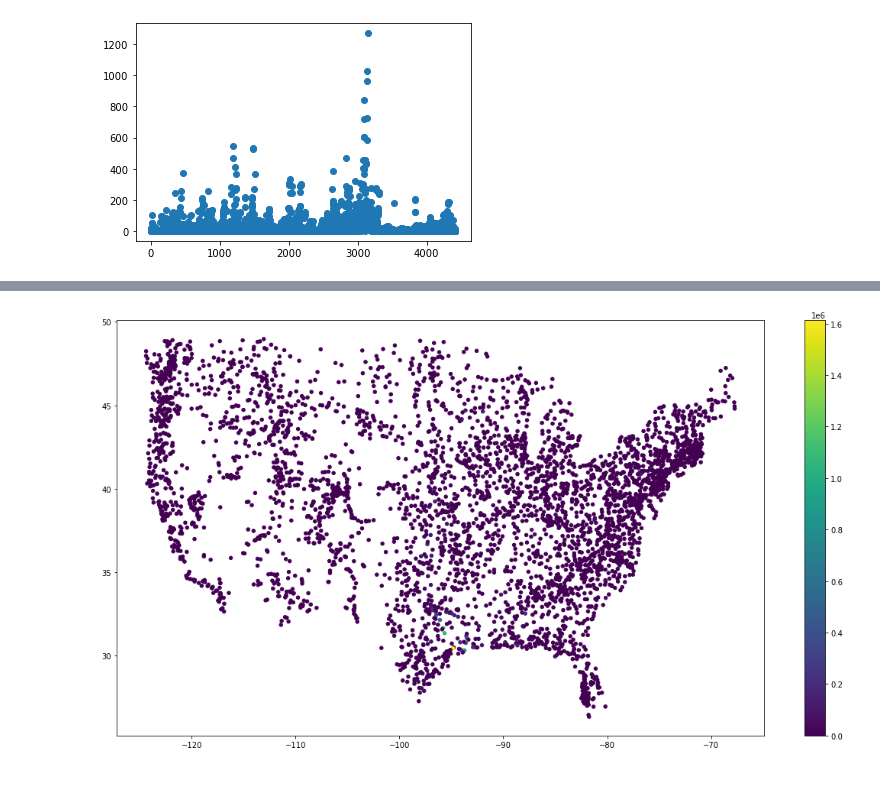
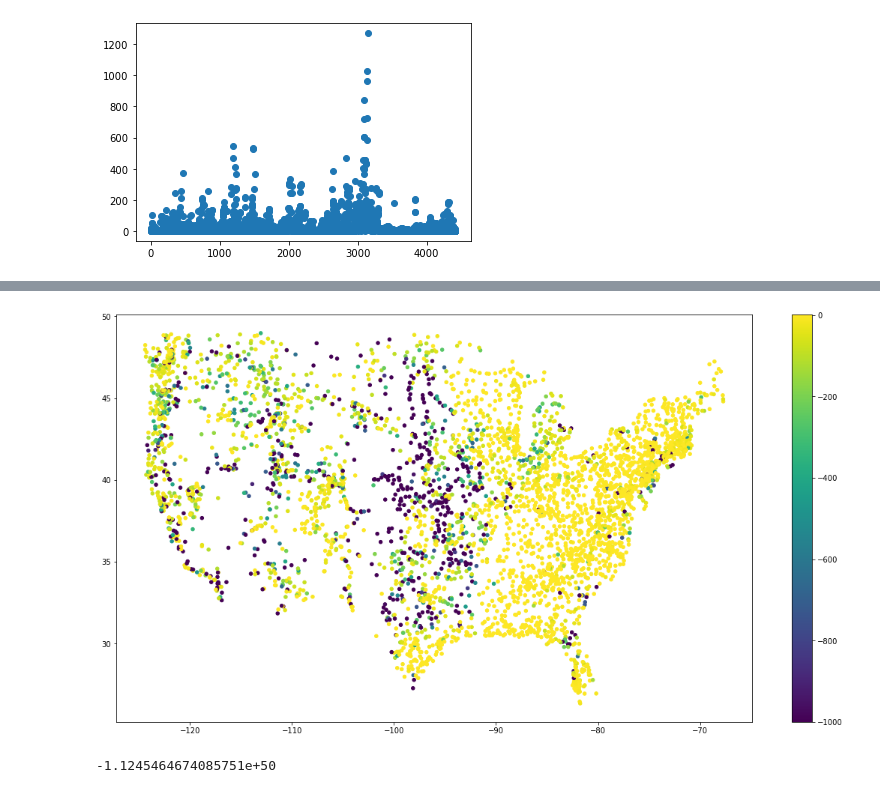
Before and after one commit to danielletijerina/PFCONUS2-analysis, a Jupyter notebook: scripts/Validation/Streamflow/3_SaveStreamflowStats.ipynb, the cells around one changed output, grey strips where cells are left out. Saved outputs shown, nothing was run; the diff lists cells and outputs as text; code cells hidden in the pictures.

```diff
--- a/scripts/Validation/Streamflow/3_SaveStreamflowStats.ipynb
+++ b/scripts/Validation/Streamflow/3_SaveStreamflowStats.ipynb
@@ -244,10 +246,14 @@ Text(0, 0.5, 'usgs flow')
 # %%
 fig = plt.figure(figsize=(19,10), dpi=72)
-plt.scatter(stats_df.USGS_lon,stats_df.USGS_lat, c=stats_df.mse, s=20)
+plt.scatter(stats_df.USGS_lon,stats_df.USGS_lat, c=stats_df.r2, s=20, vmin = -1000, vmax = 1)
 plt.colorbar()
 plt.show()
 # %% [output]
-[figure, old version]
+[figure, new version]
+# %%
+stats_df.r2.min()
+# %% [output]
+-1.1245464674085751e+50
 # %%
 
 
```
Also changed, not shown: parts of 5 cells of this notebook, 7 other files.
